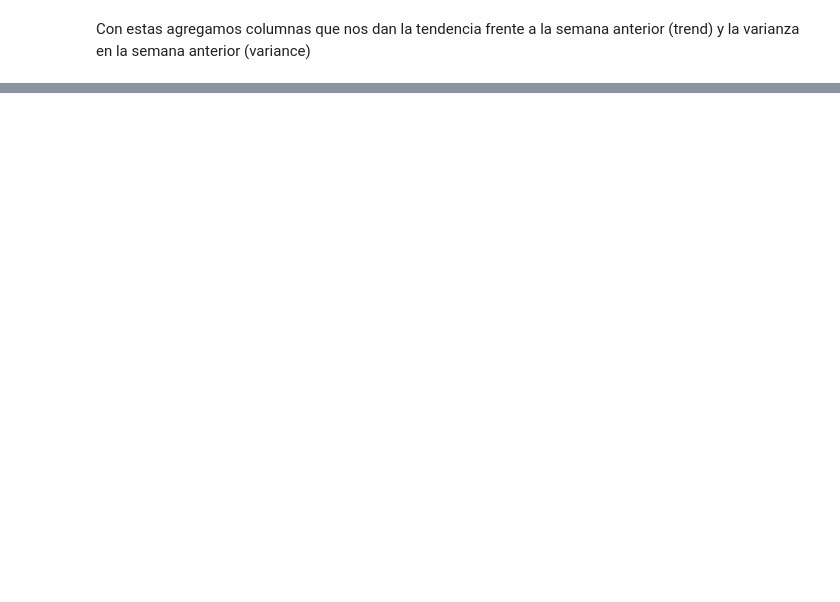
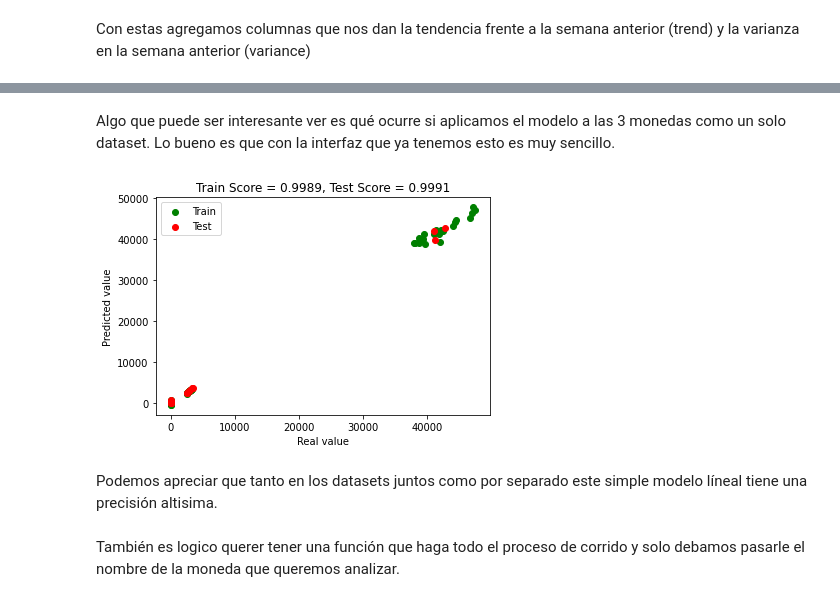
Before and after one commit to LautaroLasorsa/examen-mutt, a Jupyter notebook: Analisis cotización monedas.ipynb, the cells around one changed output, grey strips where cells are left out. Drawn from its saved outputs; the diff is of its cells as text; code cells hidden in the pictures; blank space fills up the shorter version.

```diff
--- a/Analisis cotización monedas.ipynb
+++ b/Analisis cotización monedas.ipynb
@@ -195,0 +195,12 @@ bitcoinModelo = Modelo(bitcoinLag)
+# %% [markdown]
+Algo que puede ser interesante ver es qué ocurre si aplicamos el modelo a las 3 monedas como un solo dataset. Lo bueno es que con la interfaz que ya tenemos esto es muy sencillo.
+# %%
+joinLag = pd.concat([bitcoinLag,ethereumLag,cardanoLag])
+joinLag.index = list(range(len(joinLag)))
+joinModelo = Modelo(joinLag)
+# %% [output]
+[figure, added]
+# %% [markdown]
+Podemos apreciar que tanto en los datasets juntos como por separado este simple modelo líneal tiene una precisión altisima.
+# %% [markdown]
+También es logico querer tener una función que haga todo el proceso de corrido y solo debamos pasarle el nombre de la moneda que queremos analizar.
```
Also changed, not shown: parts of 10 cells of this notebook.
